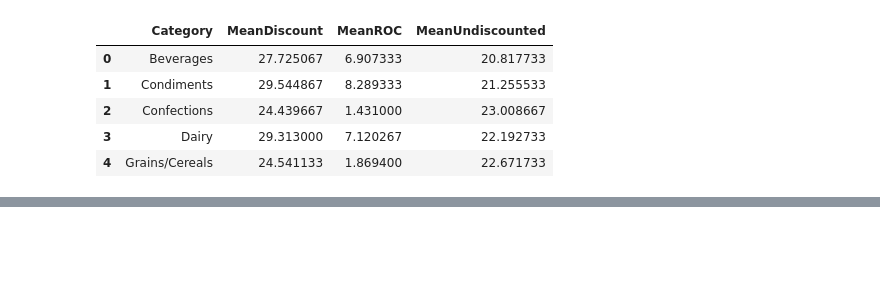
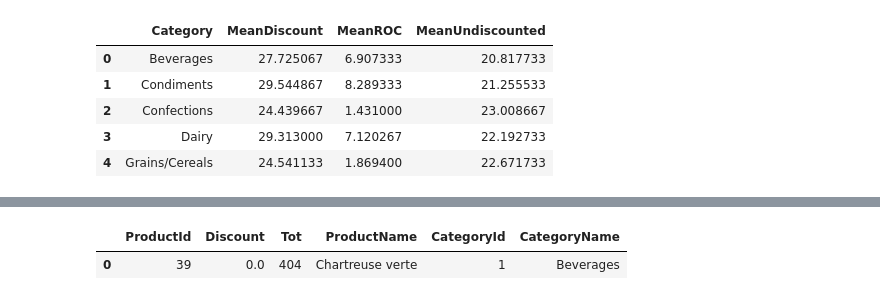
Before and after one commit to whitcrrd/dsc-2-final-project-online-ds-ft-021119, a Jupyter notebook: whitcraft-final.ipynb, the cells around one changed output, grey strips where cells are left out. Saved outputs shown, nothing was run; the diff lists cells and outputs as text; code cells hidden in the pictures; blank space fills up the shorter version.

```diff
--- a/whitcraft-final.ipynb
+++ b/whitcraft-final.ipynb
@@ -1936,0 +1937,29 @@ plt.legend()
+# %%
+# Discount = 0, Return OrderDetails Quantities where product is from category_id
+def query_category_quantity(category_id):
+
+    query = session.query(OrderDetail.ProductId, OrderDetail.Discount, func.count(OrderDetail.Id).label("Tot"), Product.ProductName, (Category.Id).label("CategoryId"), Category.CategoryName
+                         ).join(Product, Product.Id == OrderDetail.ProductId
+                               ).join(Category, Category.Id == Product.CategoryId
+                                     ).filter(Category.Id == category_id
+                                                     ).group_by(Category.Id).order_by(OrderDetail.Quantity.desc())
+
+    order_details = pd.read_sql(query.statement, engine)
+
+    return order_details
+
+c_list = [{"Id": 1, "CategoryName": "Beverages"},
+                  {"Id": 2, "CategoryName": "Condiments"},
+                  {"Id": 3, "CategoryName": "Confections"},
+                  {"Id": 4, "CategoryName": "Dairy"},
+                  {"Id": 5, "CategoryName": "Grains/Cereals"},
+                  {"Id": 6, "CategoryName": "Meat/Poultry"},
+                  {"Id": 7, "CategoryName": "Produce"},
+                  {"Id": 8, "CategoryName": "Seafood"}
+                 ]
+
+# iterate over categories and fetch order_details
+# %%
+ccc = query_category_quantity(1)
+ccc.head()
+# %% [output]
@@ -1936,0 +1970,2 @@ plt.legend()
+|  | ProductId | Discount | Tot | ProductName | CategoryId | CategoryName |
+| 0 | 39 | 0.0 | 404 | Chartreuse verte | 1 | Beverages |
```
Also changed, not shown: parts of 16 cells of this notebook, 1 other file.
